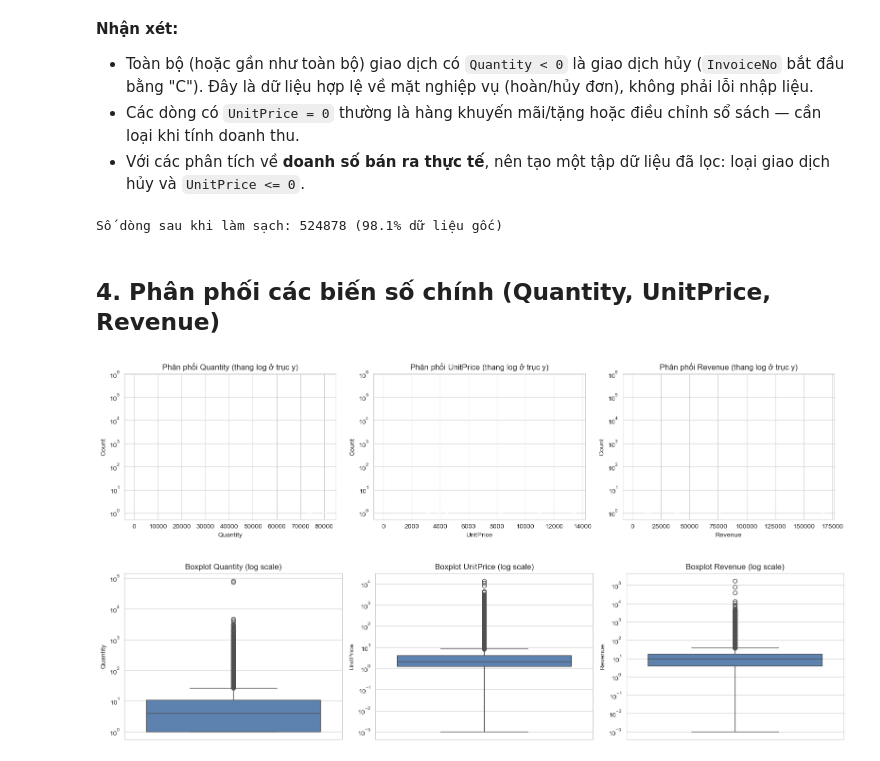
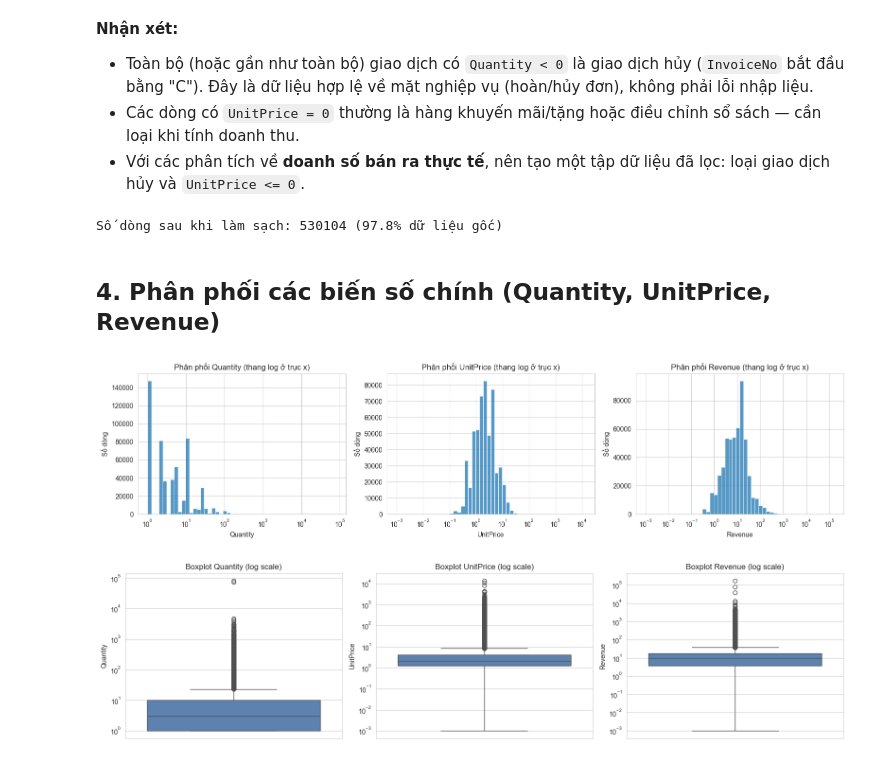
Before and after one commit to Smashultra/Airflow-Apache-Retail-E-Commerce-Dataset, a Jupyter notebook: notebooks/EDA_Online_Retail.ipynb, the cells around one changed output. Saved outputs shown, nothing was run; the diff lists cells and outputs as text; code cells hidden in the pictures.

```diff
--- a/notebooks/EDA_Online_Retail.ipynb
+++ b/notebooks/EDA_Online_Retail.ipynb
@@ -26,18 +26,7 @@ pd.set_option("display.width", 120)
 # %% [markdown]
 ## 1. Tải dữ liệu và tổng quan cấu trúc
 # %%
-df = pd.read_csv(
-    "../data/raw/data.csv",
-    encoding="ISO-8859-1",
-    dtype={
-        "CustomerID": "string",
-        "InvoiceNo": "string",
-        "Quantity": "int64",
-        "UnitPrice": "float64",
-    },
-    parse_dates=["InvoiceDate"],
-    date_format="%m/%d/%Y %H:%M",
-)
+df = pd.read_csv("data.csv", encoding="ISO-8859-1")
 print("Kích thước dữ liệu:", df.shape)
 df.head()
 # %% [output]
@@ -110,7 +99,3 @@ plt.show()
 - `Description` thiếu rất ít (~0.27%), có thể loại bỏ hoặc điền giá trị "Unknown".
 # %% [markdown]
 ## 3. Làm sạch dữ liệu & phát hiện bất thường
-# %%
-df = df.drop_duplicates()
-df = df.dropna(subset=["Description"])
-df.head()
@@ -124,4 +102,6 @@ df.head()
 # %%
+df["InvoiceDate"] = pd.to_datetime(df["InvoiceDate"])
+df["InvoiceNo"] = df["InvoiceNo"].astype(str)
 df["is_cancelled"] = df["InvoiceNo"].str.startswith("C")
 
 n_cancelled = df["is_cancelled"].sum()
@@ -540,18 +153,19 @@ df["Revenue"] = df["Quantity"] * df["UnitPrice"]
 df_clean = df[(~df["is_cancelled"]) & (df["UnitPrice"] > 0) & (df["Quantity"] > 0)].copy()
 print("Số dòng sau khi làm sạch:", df_clean.shape[0], f"({df_clean.shape[0]/len(df)*100:.1f}% dữ liệu gốc)")
 # %% [output]
-Số dòng sau khi làm sạch: 524878 (98.1% dữ liệu gốc)
+Số dòng sau khi làm sạch: 530104 (97.8% dữ liệu gốc)
 # %% [markdown]
 ## 4. Phân phối các biến số chính (Quantity, UnitPrice, Revenue)
 # %%
-fig, axes = plt.subplots(1, 3, figsize=(16,4))
+fig, axes = plt.subplots(1, 3, figsize=(16, 4))
 for ax, col in zip(axes, ["Quantity", "UnitPrice", "Revenue"]):
-    sns.histplot(df_clean[col], bins=50, ax=ax, kde=False, log_scale=(False, True))
-    ax.set_title(f"Phân phối {col} (thang log ở trục y)")
+    sns.histplot(df_clean[col], bins=50, ax=ax, kde=False, log_scale=True)
+    ax.set_title(f"Phân phối {col} (thang log ở trục x)")
+    ax.set_ylabel("Số dòng")
 plt.tight_layout()
 plt.show()
 # %% [output]
-[figure, old version]
+[figure, new version]
 # %%
 fig, axes = plt.subplots(1, 3, figsize=(16,4))
 for ax, col in zip(axes, ["Quantity", "UnitPrice", "Revenue"]):
```
Also changed, not shown: parts of 26 cells of this notebook.
